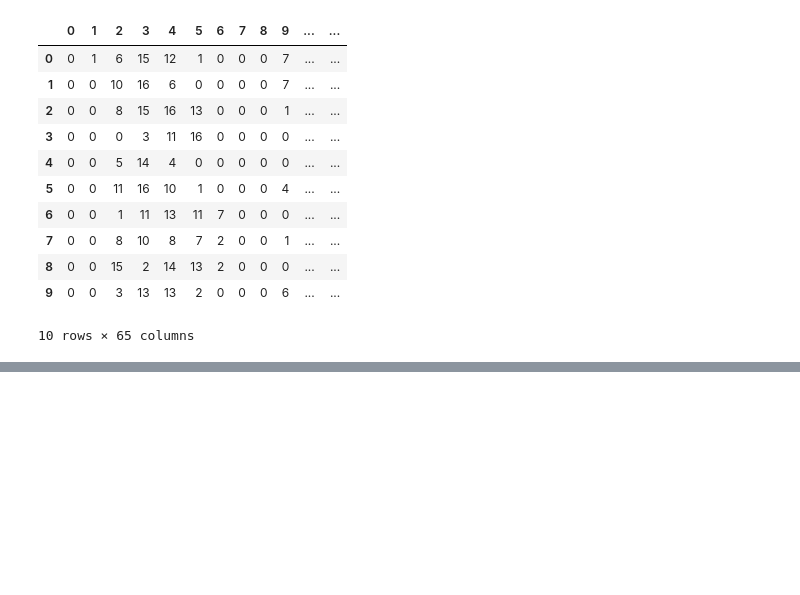
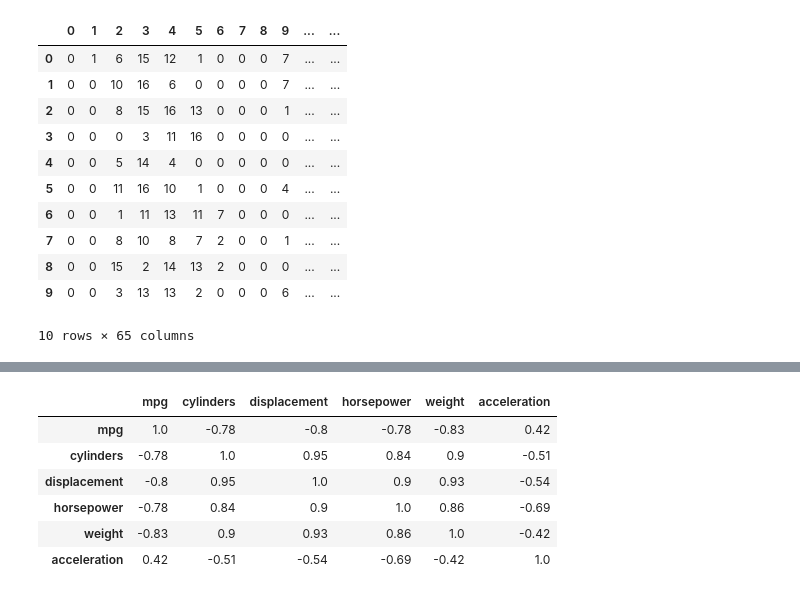
Before and after one commit to rshul/pydat, a Jupyter notebook: stat/usedat.ipynb, the cells around one changed output, grey strips where cells are left out. Saved outputs shown, nothing was run; the diff lists cells and outputs as text; code cells hidden in the pictures; blank space fills up the shorter version.

```diff
--- a/stat/usedat.ipynb
+++ b/stat/usedat.ipynb
@@ -45,0 +94,14 @@ digits.sample(5)
+# %%
+import matplotlib.pyplot as plt
+mpg_data.drop(['model_year', 'origin'], axis=1)\
+.corr(method='pearson')\
+.style.format("{:.2}")\
+.background_gradient(cmap=plt.get_cmap('coolwarm'), axis=1)
+# %% [output]
+|  | mpg | cylinders | displacement | horsepower | weight | acceleration |
+| mpg | 1.0 | -0.78 | -0.8 | -0.78 | -0.83 | 0.42 |
+| cylinders | -0.78 | 1.0 | 0.95 | 0.84 | 0.9 | -0.51 |
+| displacement | -0.8 | 0.95 | 1.0 | 0.9 | 0.93 | -0.54 |
+| horsepower | -0.78 | 0.84 | 0.9 | 1.0 | 0.86 | -0.69 |
+| weight | -0.83 | 0.9 | 0.93 | 0.86 | 1.0 | -0.42 |
+| acceleration | 0.42 | -0.51 | -0.54 | -0.69 | -0.42 | 1.0 |
```
Also changed, not shown: parts of 7 cells of this notebook.
